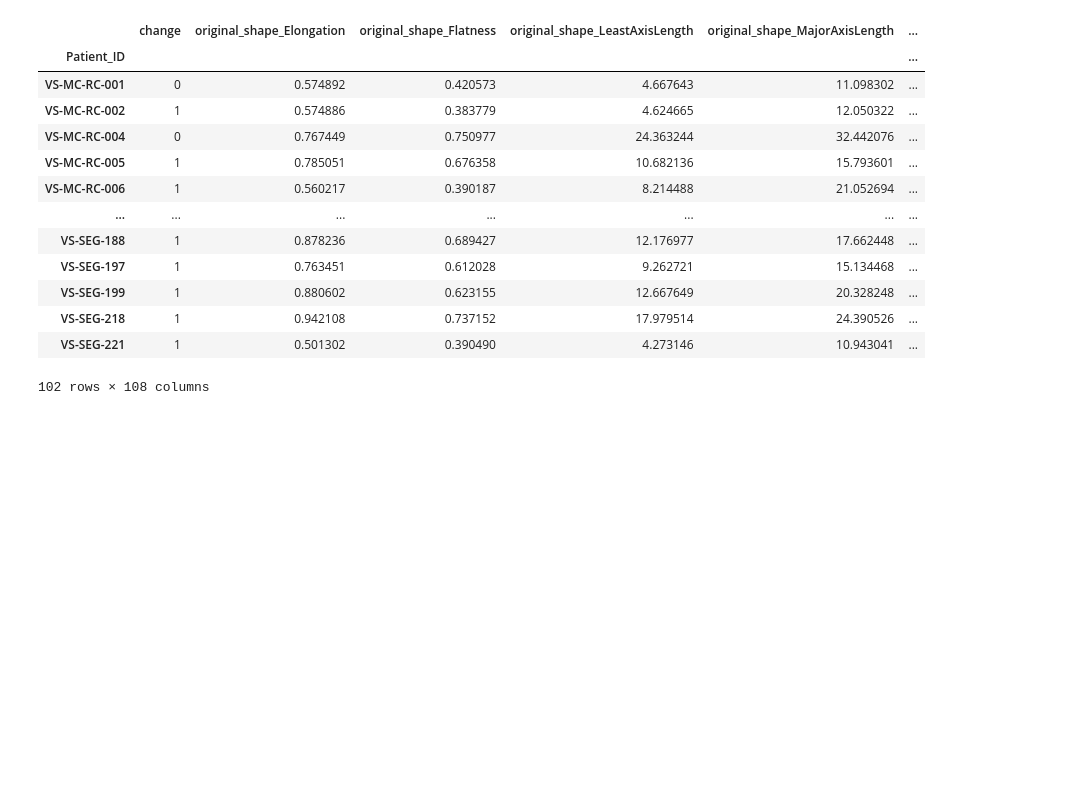
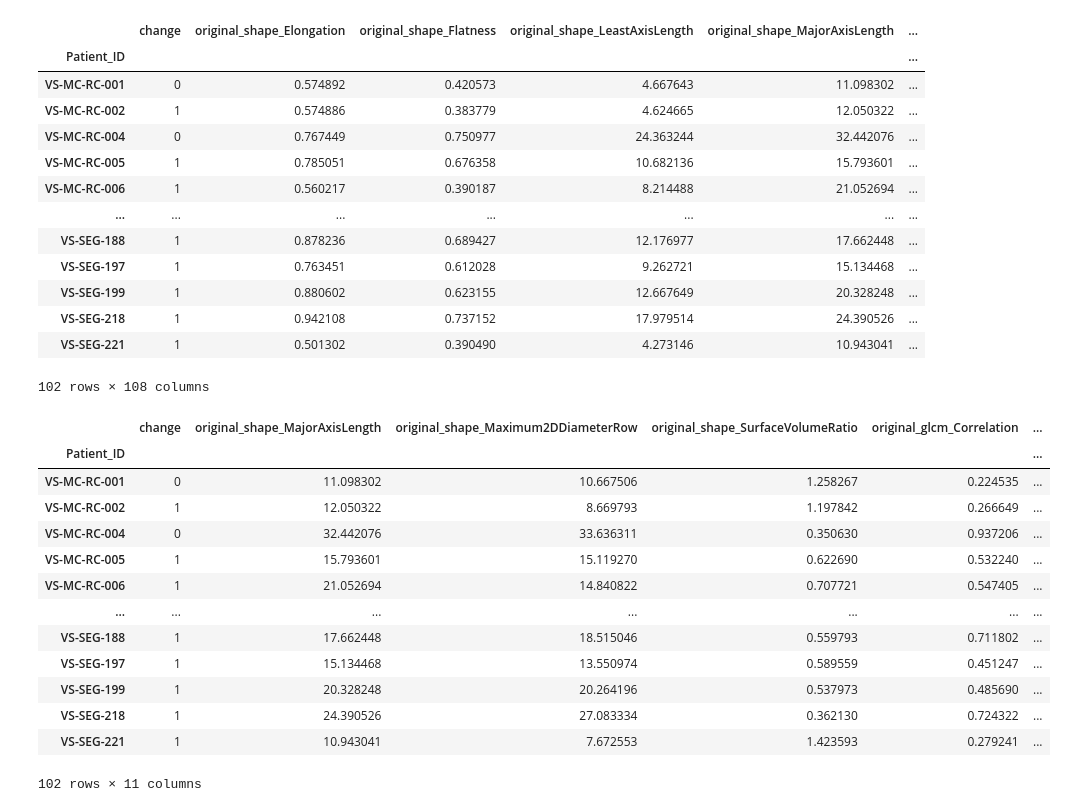
Before and after one commit to nafisha0001/RandomForest, a Jupyter notebook: RFcsv.ipynb, the cells around one changed output. Cells and saved outputs as stored; diff of their text form; code cells hidden in the pictures; blank space fills up the shorter version.

```diff
--- a/RFcsv.ipynb
+++ b/RFcsv.ipynb
@@ -426,3 +425,6 @@ volume_table
 # %%
 dest_path = r'C:\Users\Acer\Desktop\3dVS\RFcsv\volume_data7.csv'
 volume_table.to_csv(dest_path)
+# %%
+selected_feature_names_rfe = ['change', 'original_shape_MajorAxisLength', 'original_shape_Maximum2DDiameterRow', 'original_shape_SurfaceVolumeRatio', 'original_glcm_Correlation', 'original_glcm_MCC', 'original_gldm_DependenceNonUniformity', 'original_gldm_GrayLevelNonUniformity', 'original_glszm_LargeAreaHighGrayLevelEmphasis', 'original_ngtdm_Coarseness','original_ngtdm_Strength']
+filtered_df = volume_table[selected_feature_names_rfe]
@@ -428,0 +435,17 @@ volume_table.to_csv(dest_path)
+# %%
+filtered_df
+# %% [output]
+|  | change | original_shape_MajorAxisLength | original_shape_Maximum2DDiameterRow | original_shape_SurfaceVolumeRatio | original_glcm_Correlation | ... |
+| Patient_ID |  |  |  |  |  | ... |
+| VS-MC-RC-001 | 0 | 11.098302 | 10.667506 | 1.258267 | 0.224535 | ... |
+| VS-MC-RC-002 | 1 | 12.050322 | 8.669793 | 1.197842 | 0.266649 | ... |
+| VS-MC-RC-004 | 0 | 32.442076 | 33.636311 | 0.350630 | 0.937206 | ... |
+| VS-MC-RC-005 | 1 | 15.793601 | 15.119270 | 0.622690 | 0.532240 | ... |
+| VS-MC-RC-006 | 1 | 21.052694 | 14.840822 | 0.707721 | 0.547405 | ... |
+| ... | ... | ... | ... | ... | ... | ... |
+| VS-SEG-188 | 1 | 17.662448 | 18.515046 | 0.559793 | 0.711802 | ... |
+| VS-SEG-197 | 1 | 15.134468 | 13.550974 | 0.589559 | 0.451247 | ... |
+| VS-SEG-199 | 1 | 20.328248 | 20.264196 | 0.537973 | 0.485690 | ... |
+| VS-SEG-218 | 1 | 24.390526 | 27.083334 | 0.362130 | 0.724322 | ... |
+| VS-SEG-221 | 1 | 10.943041 | 7.672553 | 1.423593 | 0.279241 | ... |
+102 rows × 11 columns
```
Also changed, not shown: parts of 4 cells of this notebook, 2 other files.
